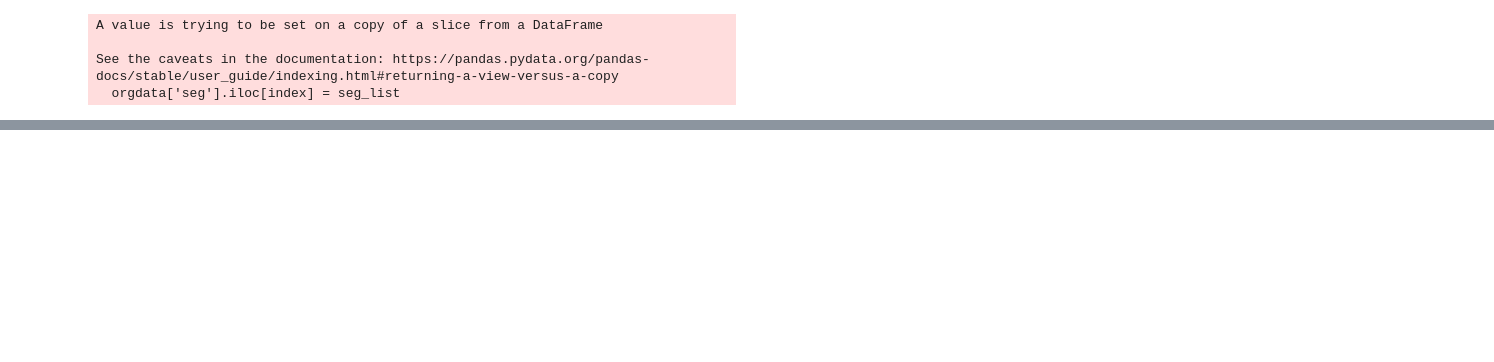
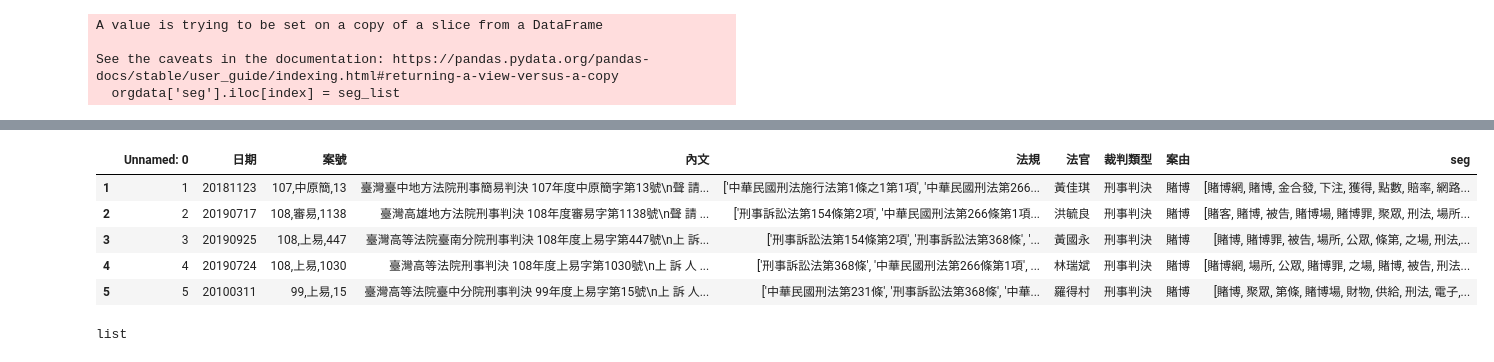
Before and after one commit to tsaitzungting/PL, a Jupyter notebook: HW6/Untitled.ipynb, the cells around one changed output, grey strips where cells are left out. Drawn from its saved outputs; the diff is of its cells as text; code cells hidden in the pictures; blank space fills up the shorter version.

```diff
--- a/HW6/Untitled.ipynb
+++ b/HW6/Untitled.ipynb
@@ -142,0 +114,2 @@ result
+# %%
+orgdata['日期'] = orgdata['日期'].astype(int)
@@ -142,0 +120,16 @@ result
+# %%
+show_sub = orgdata['案由']=='賭博'
+subdata = orgdata[show_sub]
+subdata.head()
+# %% [output]
+|  | Unnamed: 0 | 日期 | 案號 | 內文 | 法規 | 法官 | 裁判類型 | 案由 | seg |
+| 1 | 1 | 20181123 | 107,中原簡,13 | 臺灣臺中地方法院刑事簡易判決 107年度中原簡字第13號\n聲 請... | ['中華民國刑法施行法第1條之1第1項', '中華民國刑法第266... | 黃佳琪 | 刑事判決 | 賭博 | [賭博網, 賭博, 金合發, 下注, 獲得, 點數, 賠率, 網路... |
+| 2 | 2 | 20190717 | 108,審易,1138 | 臺灣高雄地方法院刑事判決 108年度審易字第1138號\n聲 請 ... | ['刑事訴訟法第154條第2項', '中華民國刑法第266條第1項... | 洪毓良 | 刑事判決 | 賭博 | [賭客, 賭博, 被告, 賭博場, 賭博罪, 聚眾, 刑法, 場所... |
+| 3 | 3 | 20190925 | 108,上易,447 | 臺灣高等法院臺南分院刑事判決 108年度上易字第447號\n上 訴... | ['刑事訴訟法第154條第2項', '刑事訴訟法第368條', '... | 黃國永 | 刑事判決 | 賭博 | [賭博, 賭博罪, 被告, 場所, 公眾, 條第, 之場, 刑法,... |
+| 4 | 4 | 20190724 | 108,上易,1030 | 臺灣高等法院刑事判決 108年度上易字第1030號\n上 訴 人 ... | ['刑事訴訟法第368條', '中華民國刑法第266條第1項', ... | 林瑞斌 | 刑事判決 | 賭博 | [賭博網, 場所, 公眾, 賭博罪, 之場, 賭博, 被告, 刑法... |
+| 5 | 5 | 20100311 | 99,上易,15 | 臺灣高等法院臺中分院刑事判決 99年度上易字第15號\n上 訴 人... | ['中華民國刑法第231條', '刑事訴訟法第368條', '中華... | 羅得村 | 刑事判決 | 賭博 | [賭博, 聚眾, 第條, 賭博場, 財物, 供給, 刑法, 電子,... |
+# %%
+subdata_seg_list = subdata['seg'].tolist()
+type(subdata_seg_list)
+# %% [output]
+list
```
Also changed, not shown: parts of 23 cells of this notebook, 3 other files.
